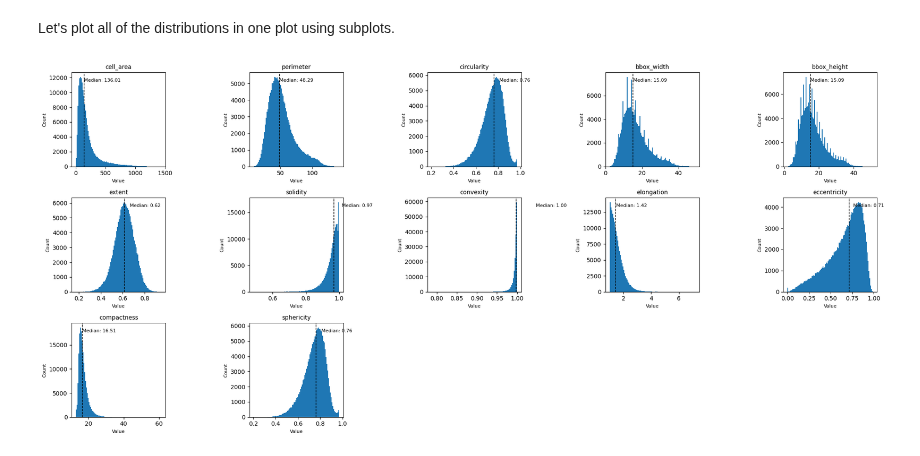
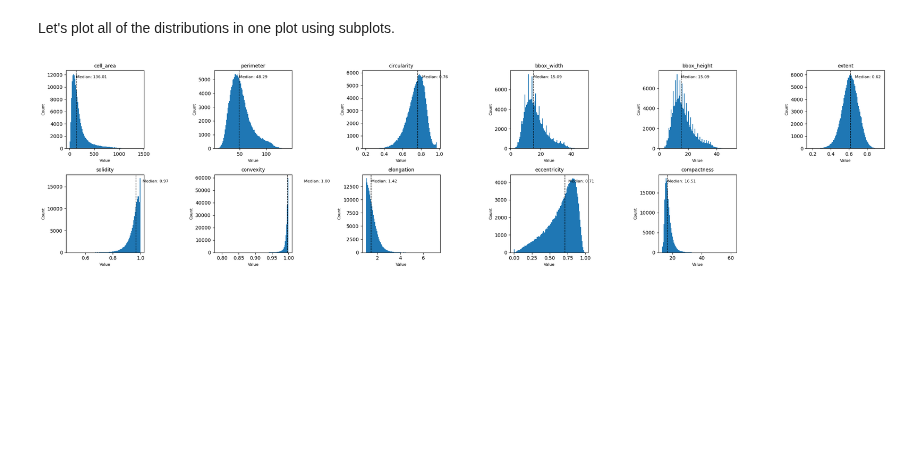
Before and after one commit to LazDaria/SegTraQ, a Jupyter notebook: docs/notebooks/baseline.ipynb, the cells around one changed output. Cells and saved outputs as stored; diff of their text form; code cells hidden in the pictures; blank space fills up the shorter version.

```diff
--- a/docs/notebooks/baseline.ipynb
+++ b/docs/notebooks/baseline.ipynb
@@ -193,37 +193,37 @@ features = [f for f in morphological_features.columns if f != "cell_id"]
 
 # define grid layout
 num_features = len(features)
-cols = 5
+cols = 6
 rows = math.ceil(num_features / cols)
 
 # create subplots
 fig, axes = plt.subplots(rows, cols, figsize=(cols * 4, rows * 3))
 axes = axes.flatten()
 
 for i, feature in enumerate(features):
     ax = axes[i]
     data = morphological_features[feature]
 
     ax.hist(data, bins=100)
     median_val = data.median()
     ax.axvline(median_val, color="black", linestyle="dashed", linewidth=1)
     ax.text(
         median_val + 0.05,
         ax.get_ylim()[1] * 0.9,
         f"Median: {median_val:.2f}",
         color="black",
         fontsize=8,
     )
 
     ax.set_title(feature, fontsize=10)
     ax.set_xlabel("Value", fontsize=8)
     ax.set_ylabel("Count", fontsize=8)
 
 # hide unused subplots
 for j in range(i + 1, len(axes)):
     fig.delaxes(axes[j])
 
 fig.tight_layout()
 plt.show()
 # %% [output]
-[figure, old version]
+[figure, new version]
```
Also changed, not shown: 4 other files.
